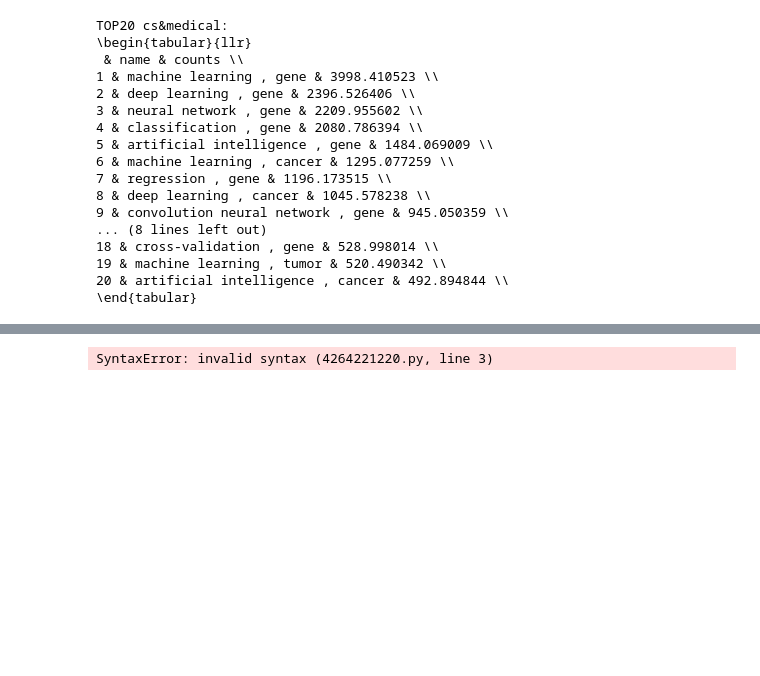
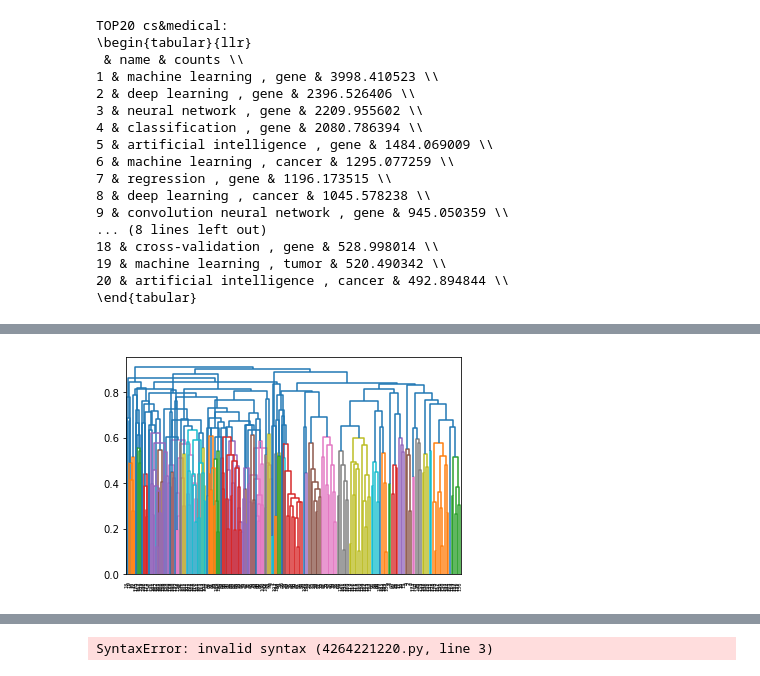
Before and after one commit to jiashenggu/ai_in_bio, a Jupyter notebook: pubmed_figure_2022.ipynb, the cells around one changed output, grey strips where cells are left out. Drawn from its saved outputs; the diff is of its cells as text; code cells hidden in the pictures; blank space fills up the shorter version.

Commit message:
diff

```diff
--- a/pubmed_figure_2022.ipynb
+++ b/pubmed_figure_2022.ipynb
@@ -347,3 +344,90 @@ TOP20 cs&medical:
 19 & machine learning , tumor & 520.490342 \\
 20 & artificial intelligence , cancer & 492.894844 \\
 \end{tabular}
+# %%
+import numpy as np
+import pandas as pd
+import numpy as np
+import gensim
+import pickle
+from gensim.models import Word2Vec
+import pandas as pd
+import nltk
+import re
+import glob
+from gensim.models.phrases import Phrases, Phraser
+import ahocorasick
+import numpy as np
+import seaborn as sns
+import matplotlib.pylab as plt
+from sklearn.metrics import r2_score
+from scipy.stats import spearmanr
+import scipy.spatial as sp, scipy.cluster.hierarchy as hc
+
+C = ahocorasick.Automaton()
+M = ahocorasick.Automaton()
+def not_all_uppercase(str):
+    for i in range(len(str)):
+        if(str[i]>='a' and str[i]<='z'):
+            return True
+    return False
+
+tot_cs=-1
+tot_medical=-1
+dict={}
+last_conbine="hahhahahahahahahaha"
+with open("top200cs_combine.txt") as f:
+    for line in f:
+        pos=line.strip().find(':')
+        conbine=re.sub(r'_',' ',line.strip().lower()[pos+1:])
+        if(conbine!=last_conbine):
+            tot_cs+=1
+        last_conbine=conbine
+        C.add_word(re.sub(r'_',' ',line.strip().lower()[:pos]),tot_cs)
+        dict[tot_cs]=line.strip().lower()[:pos]
+        print(line.strip().lower()[:pos],"    ",conbine,"    ",tot_cs)
+
+with open("top200medical_combine.txt") as f:
+    for line in f:
+        pos=line.strip().find(':')
+        conbine=re.sub(r'_',' ',line.strip().lower()[pos+1:])
+        if(conbine!=last_conbine):
+            tot_medical+=1
+        last_conbine=conbine
+        M.add_word(re.sub(r'_',' ',line.strip().lower()[:pos]),tot_medical)
+        dict[5000+tot_medical]=line.strip().lower()[:pos]
+
+C.make_automaton()
+M.make_automaton()
+# model = Word2Vec.load("word2vec/fulltext_abstract_phrases3.model")
+model = Word2Vec.load("word2vec/fulltext_abstract_new.model")
+row_dis=[]
+col_dis=[]
+for i in range(0,tot_cs+1):
+    for j in range(i+1,tot_cs+1):
+        row_dis.append(1-model.wv.similarity(dict[i],dict[j]))
+
+for i in range(0,tot_medical+1):
+    for j in range(i+1,tot_medical+1):
+        col_dis.append(1-model.wv.similarity(dict[5000+i],dict[5000+j]))
+row_linkage = hc.linkage(row_dis, method='average')
+col_linkage= hc.linkage(col_dis, method='average')
+row_order = hc.dendrogram(row_linkage)
+col_order = hc.dendrogram(col_linkage)
+
+pred_heat = np.load('pred_heat.npy')
+last_heat = np.load('last_heat.npy')
+diff_heat = (np.abs(pred_heat - last_heat))
+plot_heat = np.log1p(diff_heat)
+g=sns.clustermap(plot_heat, figsize=(20, 20), row_linkage=row_linkage, col_linkage=col_linkage, vmin=0, vmax=5,\
+    yticklabels = [dict[r] for r in row_order['leaves']], xticklabels = [dict[5000 + c] for c in col_order['leaves']])
+
+ax = g.ax_heatmap
+ax.set_ylabel("cs_keywords")
+ax.set_xlabel("medical_keywords")
+
+ax.set_yticklabels(ax.get_ymajorticklabels(), fontdict={'fontsize':7})
+ax.set_xticklabels(ax.get_xmajorticklabels(), fontdict={'fontsize':7})
+# g.savefig("2019-6-actal_3.pdf")
+g.savefig("picture/2021-12-diff_3.pdf")
+# %% [output]
@@ -349,0 +451 @@ TOP20 cs&medical:
+[figure, added]
```
Also changed, not shown: parts of 4 cells of this notebook, 5 other files.
